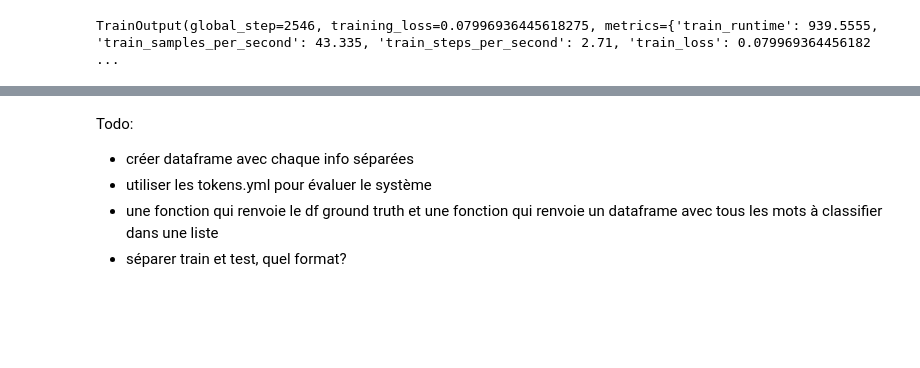
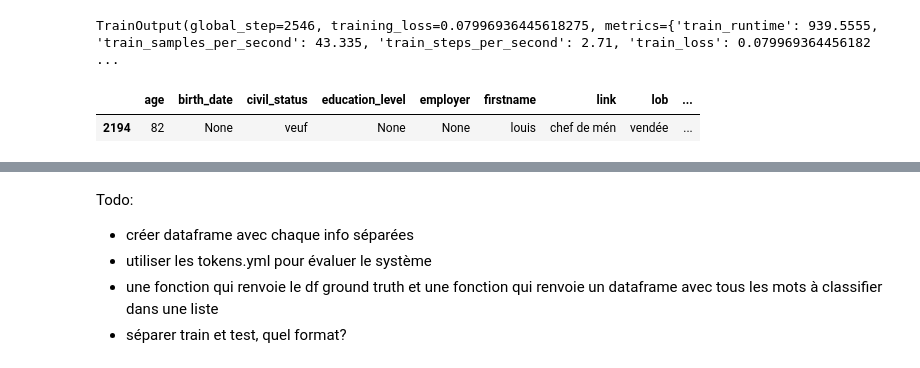
Before and after one commit to adlemoreau/nlp-archives-project, a Jupyter notebook: src/stat_des.ipynb, the cells around one changed output, grey strips where cells are left out. Saved outputs shown, nothing was run; the diff lists cells and outputs as text; code cells hidden in the pictures; blank space fills up the shorter version.

```diff
--- a/src/stat_des.ipynb
+++ b/src/stat_des.ipynb
@@ -574,3 +630,8 @@ text = "Breton Pierre 45 ans Homme marié 1976 française chef de ménage SNCF"
+# %%
+df[df['surname_household']=='laidet']
+# %% [output]
+|  | age | birth_date | civil_status | education_level | employer | firstname | link | lob | ... |
+| 2194 | 82 | None | veuf | None | None | louis | chef de mén | vendée | ... |
 # %%
 classifier = pipeline("ner", model="camembert-base1/checkpoint-2546/")
 classifier(text)
```
Also changed, not shown: parts of 33 cells of this notebook, 1 other file.
